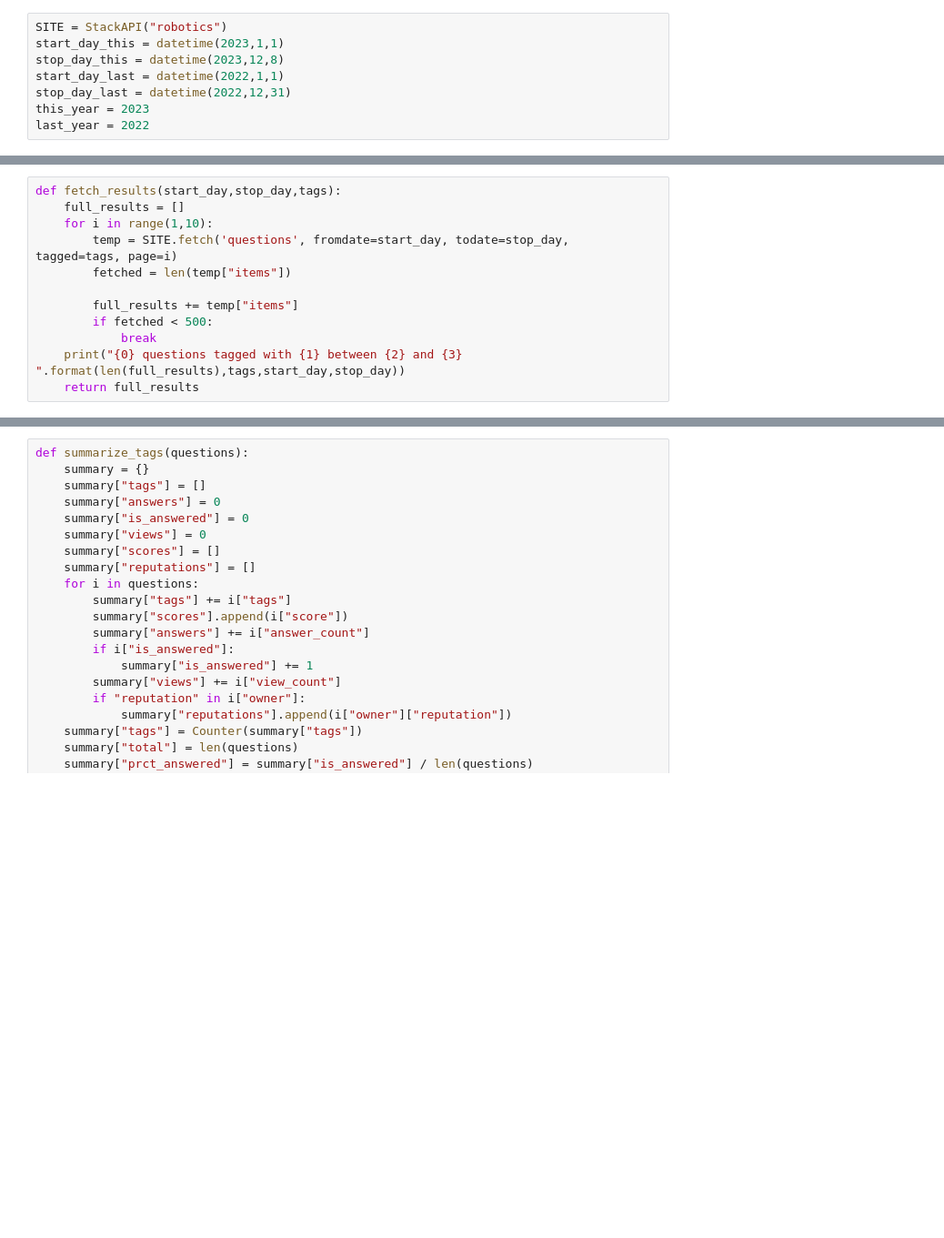
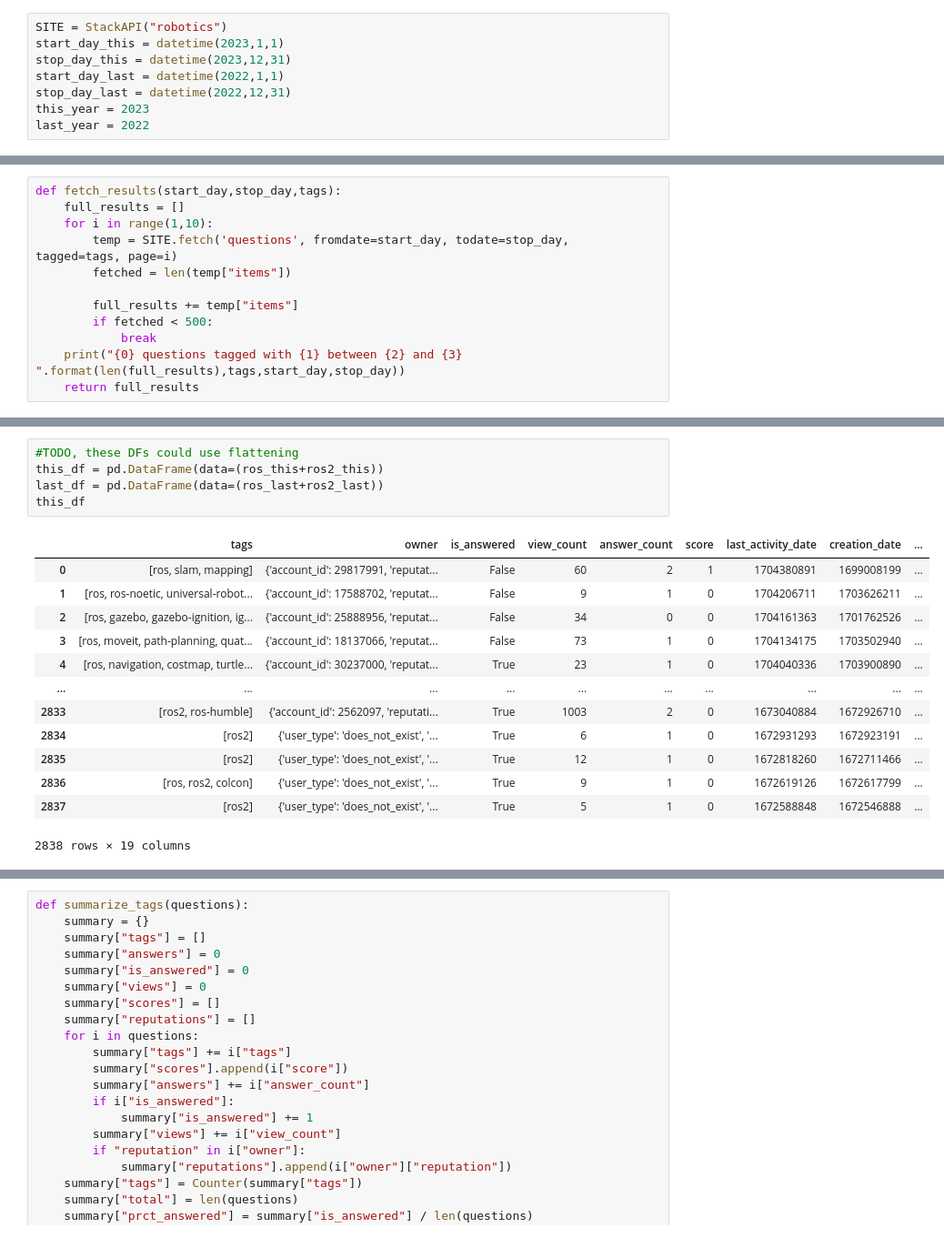
Before and after one commit to osrf/ros_metrics_analysis, a Jupyter notebook: notebooks/RSE-Oct2023.ipynb, the cells around one changed output, grey strips where cells are left out. Shown at 91% size. Saved outputs shown, nothing was run; the diff lists cells and outputs as text; blank space fills up the shorter version.

```diff
--- a/notebooks/RSE-Oct2023.ipynb
+++ b/notebooks/RSE-Oct2023.ipynb
@@ -17,7 +17,7 @@ keys = json.load(open(key_file,"r"))
 # %%
 SITE = StackAPI("robotics")
 start_day_this = datetime(2023,1,1)
-stop_day_this = datetime(2023,12,8)
+stop_day_this = datetime(2023,12,31)
 start_day_last = datetime(2022,1,1)
 stop_day_last = datetime(2022,12,31)
 this_year = 2023
@@ -111,0 +88,19 @@ In 2022 26.33% of questions were ROS 2 and 73.67% were ROS 1
+# %%
+#TODO, these DFs could use flattening
+this_df = pd.DataFrame(data=(ros_this+ros2_this))
+last_df = pd.DataFrame(data=(ros_last+ros2_last))
+this_df
+# %% [output]
+|  | tags | owner | is_answered | view_count | answer_count | score | last_activity_date | creation_date | ... |
+| 0 | [ros, slam, mapping] | {'account_id': 29817991, 'reputat... | False | 60 | 2 | 1 | 1704380891 | 1699008199 | ... |
+| 1 | [ros, ros-noetic, universal-robot... | {'account_id': 17588702, 'reputat... | False | 9 | 1 | 0 | 1704206711 | 1703626211 | ... |
+| 2 | [ros, gazebo, gazebo-ignition, ig... | {'account_id': 25888956, 'reputat... | False | 34 | 0 | 0 | 1704161363 | 1701762526 | ... |
+| 3 | [ros, moveit, path-planning, quat... | {'account_id': 18137066, 'reputat... | False | 73 | 1 | 0 | 1704134175 | 1703502940 | ... |
+| 4 | [ros, navigation, costmap, turtle... | {'account_id': 30237000, 'reputat... | True | 23 | 1 | 0 | 1704040336 | 1703900890 | ... |
+| ... | ... | ... | ... | ... | ... | ... | ... | ... | ... |
+| 2833 | [ros2, ros-humble] | {'account_id': 2562097, 'reputati... | True | 1003 | 2 | 0 | 1673040884 | 1672926710 | ... |
+| 2834 | [ros2] | {'user_type': 'does_not_exist', '... | True | 6 | 1 | 0 | 1672931293 | 1672923191 | ... |
+| 2835 | [ros2] | {'user_type': 'does_not_exist', '... | True | 12 | 1 | 0 | 1672818260 | 1672711466 | ... |
+| 2836 | [ros, ros2, colcon] | {'user_type': 'does_not_exist', '... | True | 9 | 1 | 0 | 1672619126 | 1672617799 | ... |
+| 2837 | [ros2] | {'user_type': 'does_not_exist', '... | True | 5 | 1 | 0 | 1672588848 | 1672546888 | ... |
+2838 rows × 19 columns
```
Also changed, not shown: parts of 25 cells of this notebook, 3 other files.
